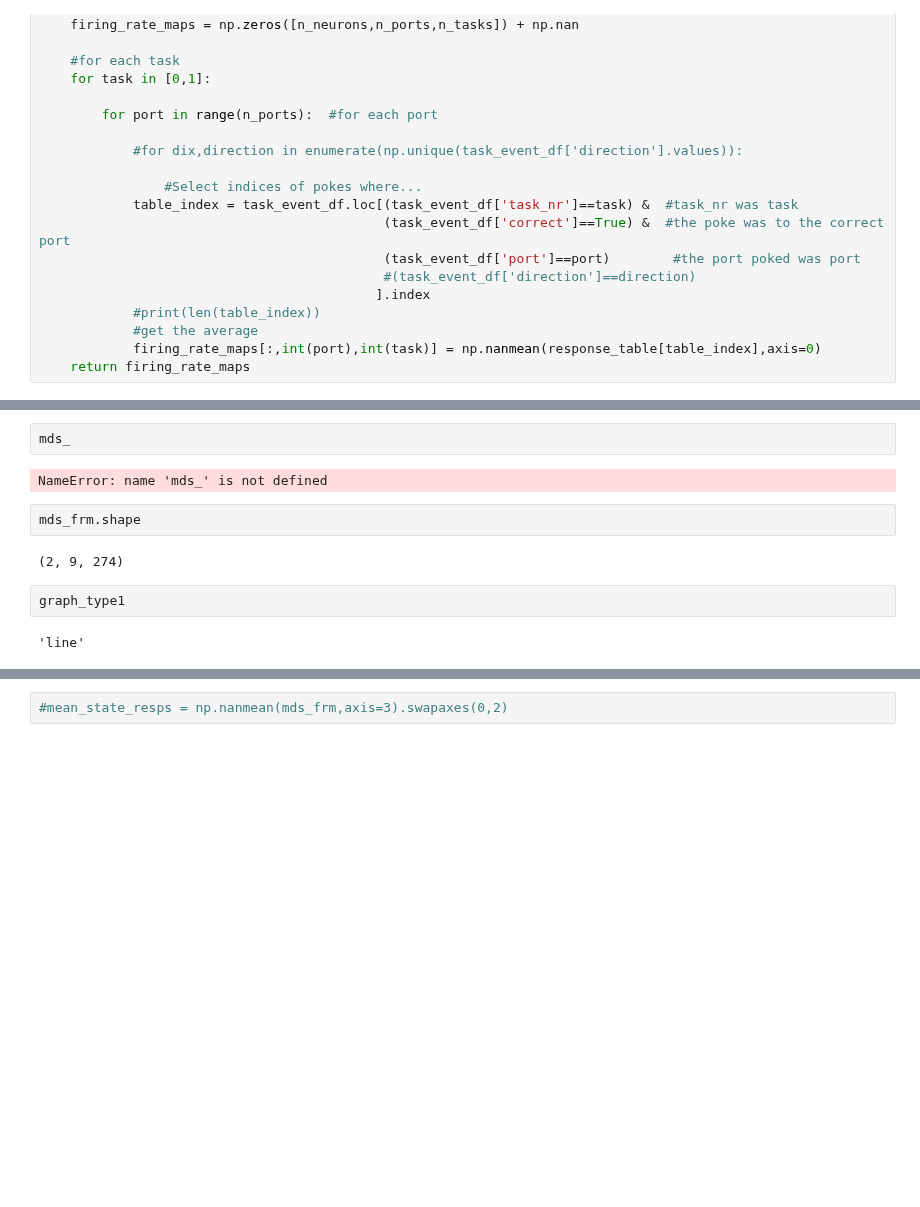
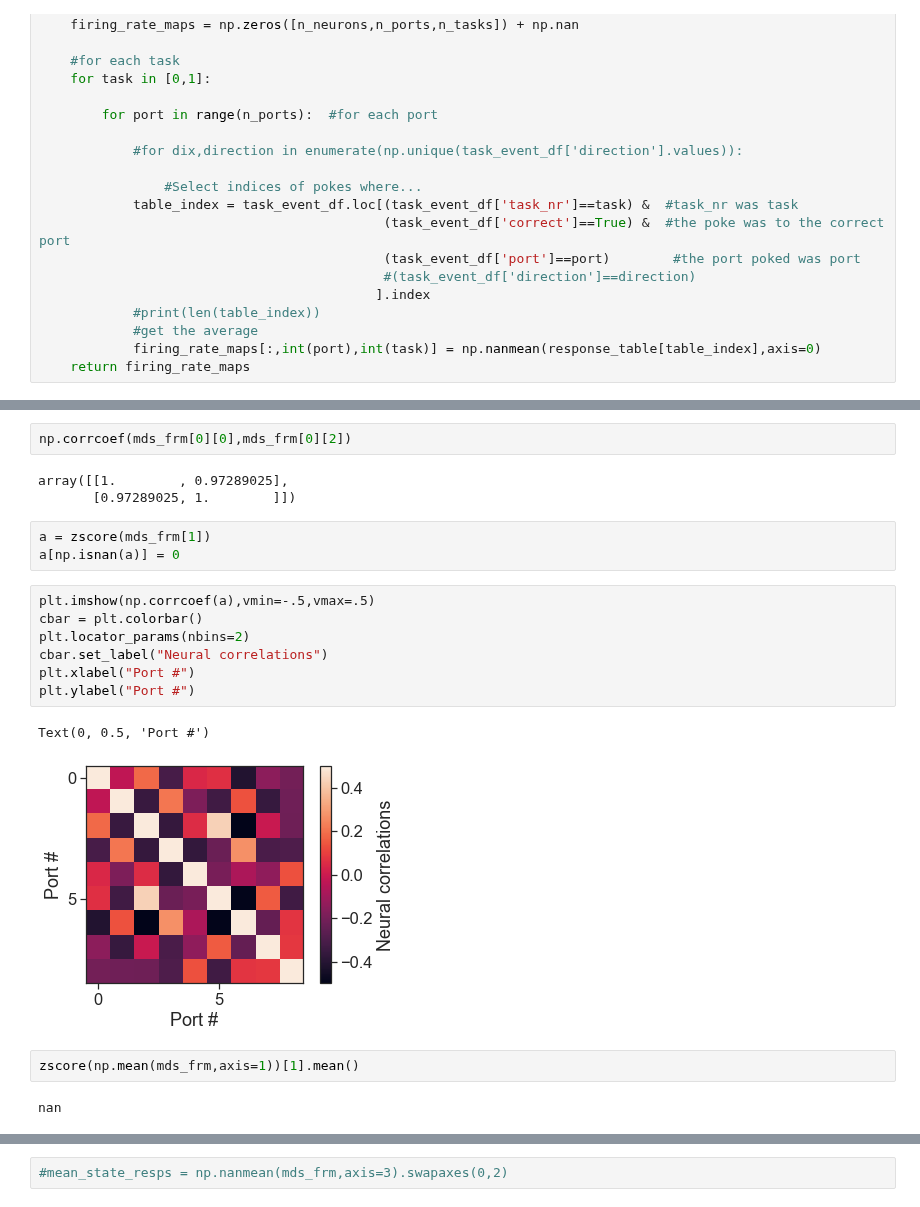
Before and after one commit to yves-weissenberger/ll_ephys, a Jupyter notebook: ephys_notebooks/RSA_task_distance.ipynb, the cells around one changed output, grey strips where cells are left out. Drawn from its saved outputs; the diff is of its cells as text; blank space fills up the shorter version.

```diff
--- a/ephys_notebooks/RSA_task_distance.ipynb
+++ b/ephys_notebooks/RSA_task_distance.ipynb
@@ -143,15 +143,25 @@ firing_rate_maps,task_event_df,seq0,seq1,graph_type0,graph_type1, = load_data(4)
 mds_frm = firing_rate_maps.swapaxes(0,2) #- spatial_map[:,:,None,None]
 #valid_ix = np.where(~np.isnan(np.sum(firing_rate_maps,axis=(0,2,3))))[0]
 #frm = np.hstack([mds_frm[:,seq0,0,0],mds_frm[:,seq0,0,1],mds_frm[:,seq1,1,0],mds_frm[:,seq1,1,1]])
-# %%
-mds_
-# %% [output]
-NameError: name 'mds_' is not defined
-# %%
-mds_frm.shape
-# %% [output]
-(2, 9, 274)
-# %%
-graph_type1
-# %% [output]
-'line'
+# %%
+np.corrcoef(mds_frm[0][0],mds_frm[0][2])
+# %% [output]
+array([[1.        , 0.97289025],
+       [0.97289025, 1.        ]])
+# %%
+a = zscore(mds_frm[1])
+a[np.isnan(a)] = 0
+# %%
+plt.imshow(np.corrcoef(a),vmin=-.5,vmax=.5)
+cbar = plt.colorbar()
+plt.locator_params(nbins=2)
+cbar.set_label("Neural correlations")
+plt.xlabel("Port #")
+plt.ylabel("Port #")
+# %% [output]
+Text(0, 0.5, 'Port #')
+[figure, added]
+# %%
+zscore(np.mean(mds_frm,axis=1))[1].mean()
+# %% [output]
+nan
```
Also changed, not shown: parts of 21 cells of this notebook, 11 other files.
